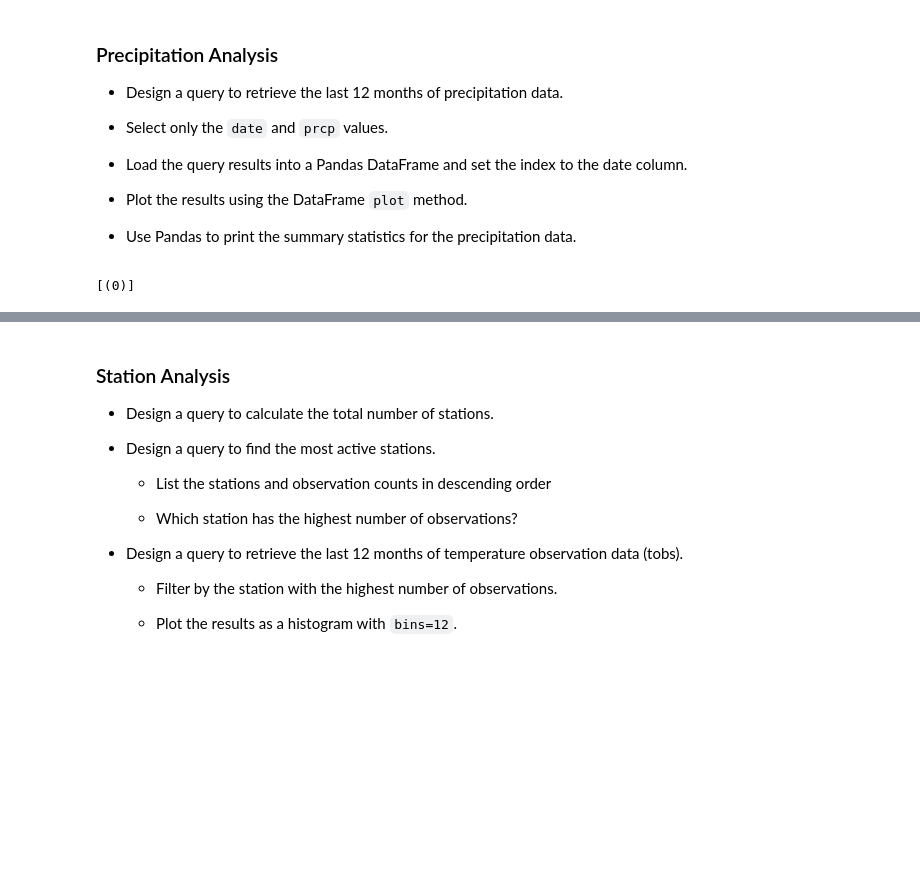
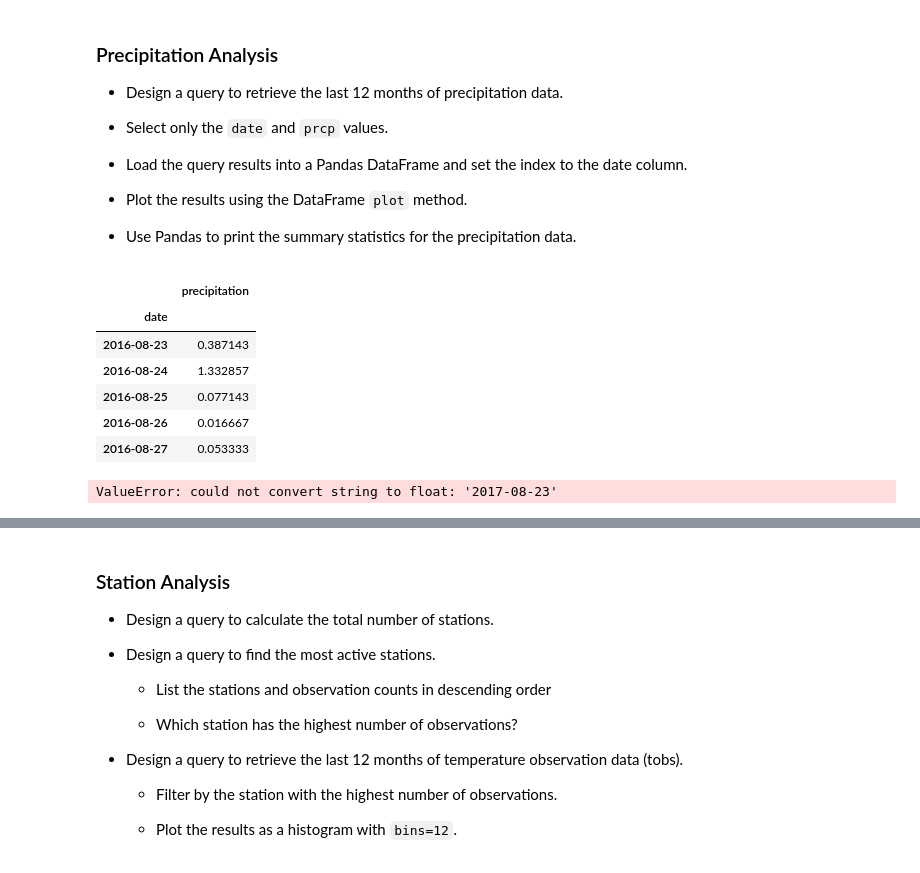
Before and after one commit to thenups/hawaii-climate-analysis-advanced-sql, a Jupyter notebook: climate_analysis.ipynb, the cells around one changed output, grey strips where cells are left out. Cells and saved outputs as stored; diff of their text form; code cells hidden in the pictures; blank space fills up the shorter version.

```diff
--- a/climate_analysis.ipynb
+++ b/climate_analysis.ipynb
@@ -66,7 +60,3 @@ AttributeError: 'Inspector' object has no attribute 'head'
 * Plot the results using the DataFrame `plot` method.
 
 * Use Pandas to print the summary statistics for the precipitation data.
-# %%
-session.query(func.count(Measurement.date)).all()
-# %% [output]
-[(0)]
@@ -88,0 +63,44 @@ may_averages
+# %%
+# Earliest Date in data
+firstDate = session.query(Measurement.date).order_by(Measurement.date).first()
+firstDateTime = datetime.strptime(firstDate[0],'%Y-%m-%d')
+
+# Latest Date in data
+lastDate = session.query(Measurement.date).order_by(Measurement.date.desc()).first()
+lastDateTime = datetime.strptime(lastDate[0],'%Y-%m-%d')
+
+# Calculate the date 1 year ago
+oneYearAgoDate = datetime.date(lastDateTime) - dt.timedelta(days=365)
+# %%
+# Select precipitation data
+selOneYearData = [Measurement.date,
+                  func.avg(Measurement.prcp)
+                 ]
+
+# Query data from database and filter/group
+oneYearData = session.query(*selOneYearData).\
+    filter(Measurement.date < lastDateTime, Measurement.date >= oneYearAgoDate).\
+    group_by(Measurement.date).\
+    order_by(Measurement.date).all()
+
+# Create DataFrame
+yearDataDF = pd.DataFrame(oneYearData, columns=['date', 'precipitation'])
+yearDataDF.set_index('date', inplace=True)
+yearDataDF.head()
+# %% [output]
+|  | precipitation |
+| date |  |
+| 2016-08-23 | 0.387143 |
+| 2016-08-24 | 1.332857 |
+| 2016-08-25 | 0.077143 |
+| 2016-08-26 | 0.016667 |
+| 2016-08-27 | 0.053333 |
+# %%
+fig = plt.figure()
+ax = fig.add_subplot(1,1,1)
+plt.plot(yearDataDF)
+
+# ax.xaxis.set_major_locator(mdates.MinuteLocator(interval=15))   #to get a tick every 15 minutes
+# ax.xaxis.set_major_formatter(mdates.DateFormatter('%H:%M'))     #optional formatting
+# %% [output]
+ValueError: could not convert string to float: '2017-08-23'
```
Also changed, not shown: parts of 10 cells of this notebook, 2 other files.
